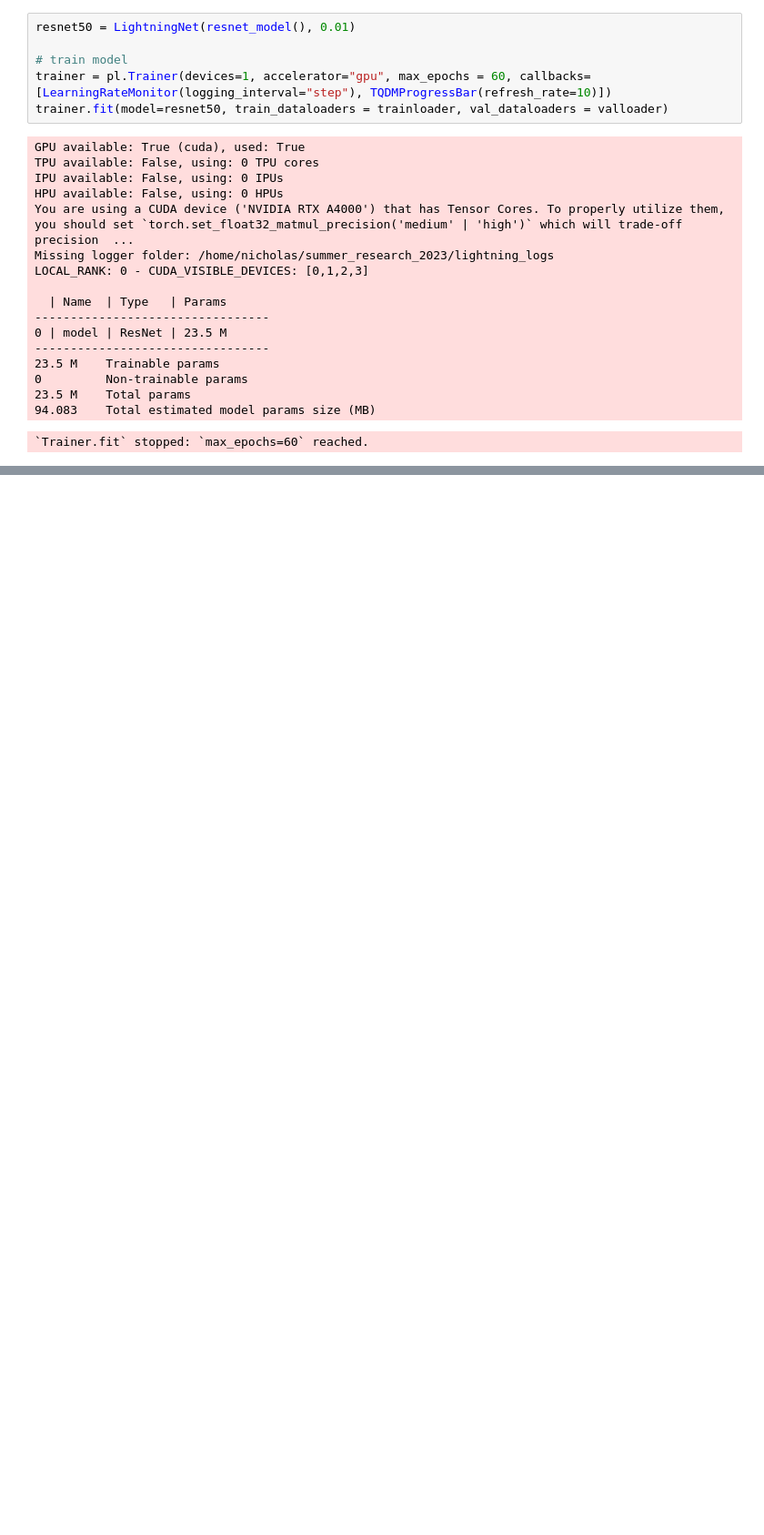
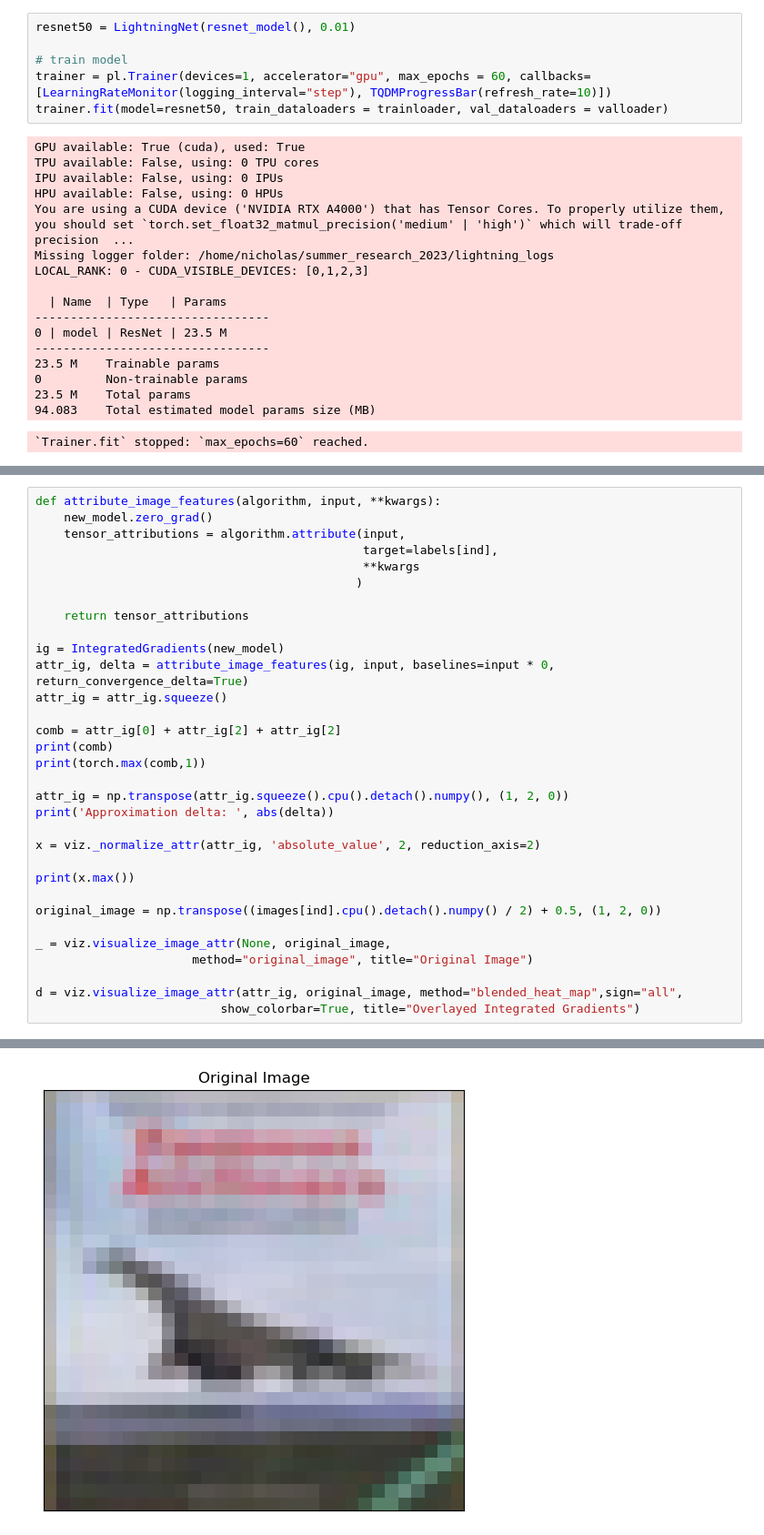
Before and after one commit to Nixx162/summer_research_2023, a Jupyter notebook: pretrained_cifar10.ipynb, the cells around one changed output, grey strips where cells are left out. Shown at 91% size. Saved outputs shown, nothing was run; the diff lists cells and outputs as text; blank space fills up the shorter version.

```diff
--- a/pretrained_cifar10.ipynb
+++ b/pretrained_cifar10.ipynb
@@ -143,0 +198,33 @@ LOCAL_RANK: 0 - CUDA_VISIBLE_DEVICES: [0,1,2,3]
+# %%
+def attribute_image_features(algorithm, input, **kwargs):
+    new_model.zero_grad()
+    tensor_attributions = algorithm.attribute(input,
+                                              target=labels[ind],
+                                              **kwargs
+                                             )
+
+    return tensor_attributions
+
+ig = IntegratedGradients(new_model)
+attr_ig, delta = attribute_image_features(ig, input, baselines=input * 0, return_convergence_delta=True)
+attr_ig = attr_ig.squeeze()
+
+comb = attr_ig[0] + attr_ig[2] + attr_ig[2]
+print(comb)
+print(torch.max(comb,1))
+
+attr_ig = np.transpose(attr_ig.squeeze().cpu().detach().numpy(), (1, 2, 0))
+print('Approximation delta: ', abs(delta))
+
+x = viz._normalize_attr(attr_ig, 'absolute_value', 2, reduction_axis=2)
+
+print(x.max())
+
+original_image = np.transpose((images[ind].cpu().detach().numpy() / 2) + 0.5, (1, 2, 0))
+
+_ = viz.visualize_image_attr(None, original_image,
+                      method="original_image", title="Original Image")
+
+d = viz.visualize_image_attr(attr_ig, original_image, method="blended_heat_map",sign="all",
+                          show_colorbar=True, title="Overlayed Integrated Gradients")
+# %% [output]
@@ -143,0 +248 @@ LOCAL_RANK: 0 - CUDA_VISIBLE_DEVICES: [0,1,2,3]
+[figure, added]
```
Also changed, not shown: parts of 6 cells of this notebook, 8 other files.
